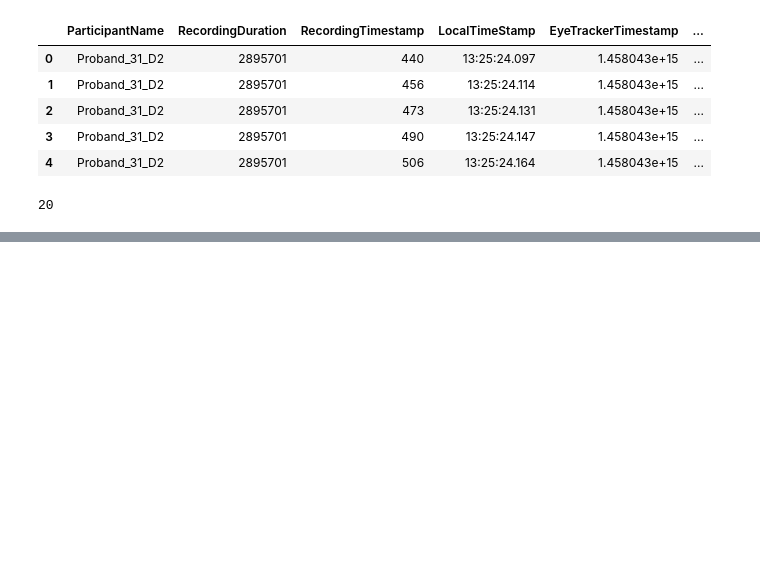
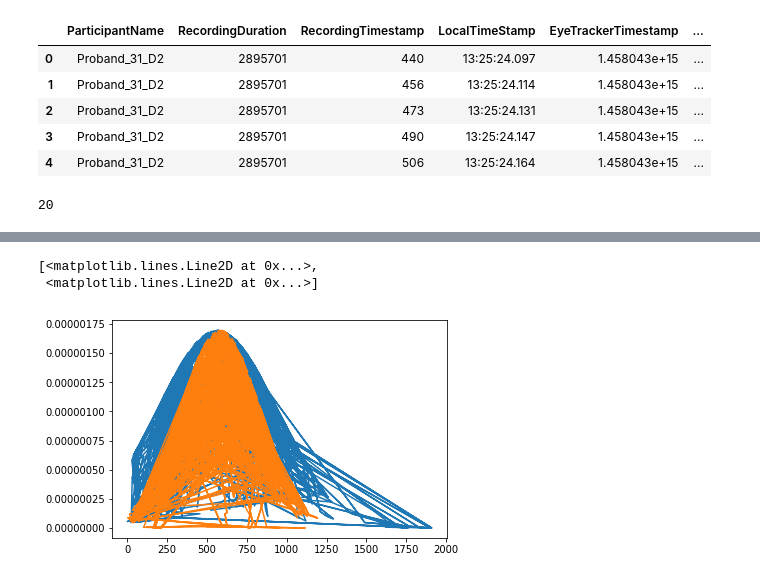
Before and after one commit to GazeProject05/PythonCode, a Jupyter notebook: Code/Multivariate Normal Distribution.ipynb, the cells around one changed output, grey strips where cells are left out. Cells and saved outputs as stored; diff of their text form; code cells hidden in the pictures; blank space fills up the shorter version.

```diff
--- a/Code/Multivariate Normal Distribution.ipynb
+++ b/Code/Multivariate Normal Distribution.ipynb
@@ -77,0 +113,6 @@ plt.plot(data,y)
+# %%
+plt.plot(skimmingPassData,skimmingPdf)
+# %% [output]
+[<matplotlib.lines.Line2D at 0x...>,
+ <matplotlib.lines.Line2D at 0x...>]
+[figure, added]
```
Also changed, not shown: parts of 14 cells of this notebook.
